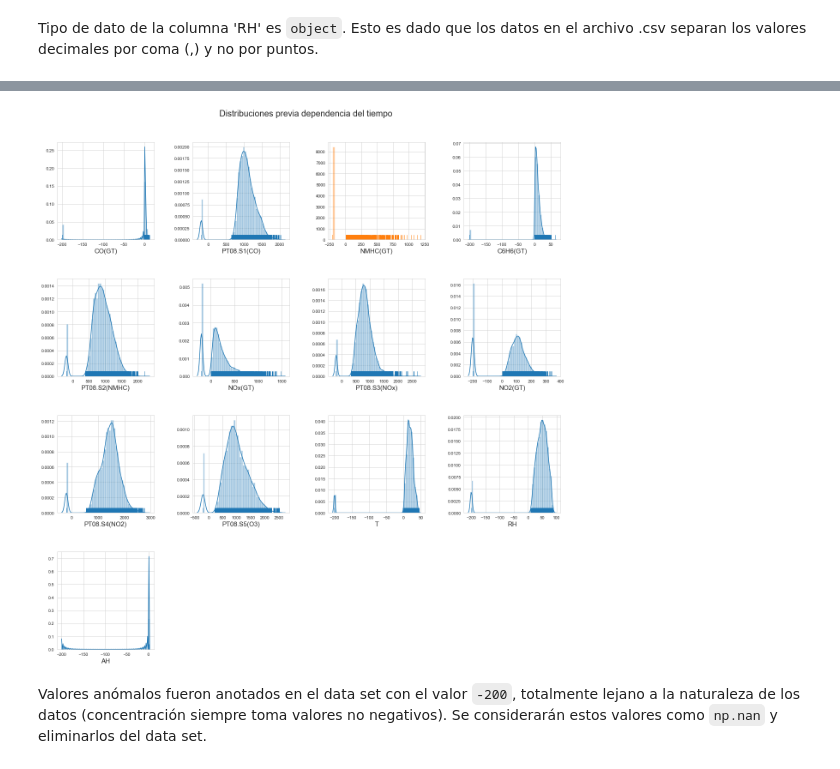
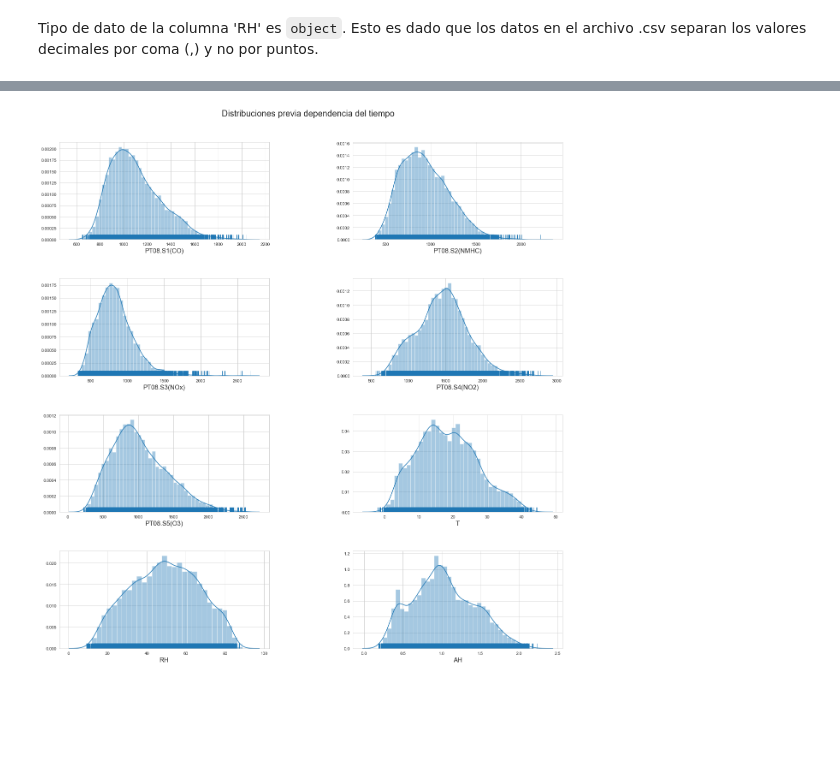
Before and after one commit to Bhernandez-dot/Air_Quality_Forecasting, a Jupyter notebook: proyecto.ipynb, the cells around one changed output, grey strips where cells are left out. Drawn from its saved outputs; the diff is of its cells as text; code cells hidden in the pictures; blank space fills up the shorter version.

```diff
--- a/proyecto.ipynb
+++ b/proyecto.ipynb
@@ -88,0 +94,8 @@ memory usage: 1.1 MB
+# %%
+df_nan = df.replace(-200,np.nan)
+df_nan.index = df_nan['Date'] + df_nan['Time']
+df_nan.drop(['Date','Time'],axis=1,inplace=True)
+df_nan.drop([x for x in df_nan.columns if 'GT' in x],axis=1,inplace=True)
+
+""" Cuantos nan hay por columna """
+df_nan.isna().sum()
@@ -89,25 +112,23 @@ memory usage: 1.1 MB
 # %%
 # Vista previa de la distribución de datos sin considerar la dependencia temporal
-fig, ax = plt.subplots(nrows=4, ncols=4, figsize=[17, 17])
+fig, ax = plt.subplots(nrows=4, ncols=2, figsize=[17, 17])
 fig.tight_layout()
 
-list(map(lambda a : a.remove(), ax[-1,1:]))
+# list(map(lambda a : a.remove(), ax[-1,1:]))
 fig.suptitle('Distribuciones previa dependencia del tiempo',
              fontsize=20,
              x=0.5,
              y=1.05)
 
-for axis, col in zip(ax.flatten(), df.columns[2:]):
+for axis, col in zip(ax.flatten(), df_nan.columns[:]):
     try :
-        sns.distplot(df[col], ax=axis, rug=True)
+        sns.distplot(df_nan[col], ax=axis, rug=True)
 
     except RuntimeError:
-        sns.distplot(df[col], ax=axis, rug=True, kde=False)
+        sns.distplot(df_nan[col], ax=axis, rug=True, kde=False)
 
     axis.set_xlabel(col, fontsize=15)
 
 plt.subplots_adjust(wspace=0.4, hspace=0.4)
 # %% [output]
-[figure, old version]
+[figure, new version]
-# %% [markdown]
-Valores anómalos fueron anotados en el data set con el valor `-200`, totalmente lejano a la naturaleza de los datos (concentración siempre toma valores no negativos). Se considerarán estos valores como `np.nan` y eliminarlos del data set.
```
Also changed, not shown: parts of 20 cells of this notebook.
